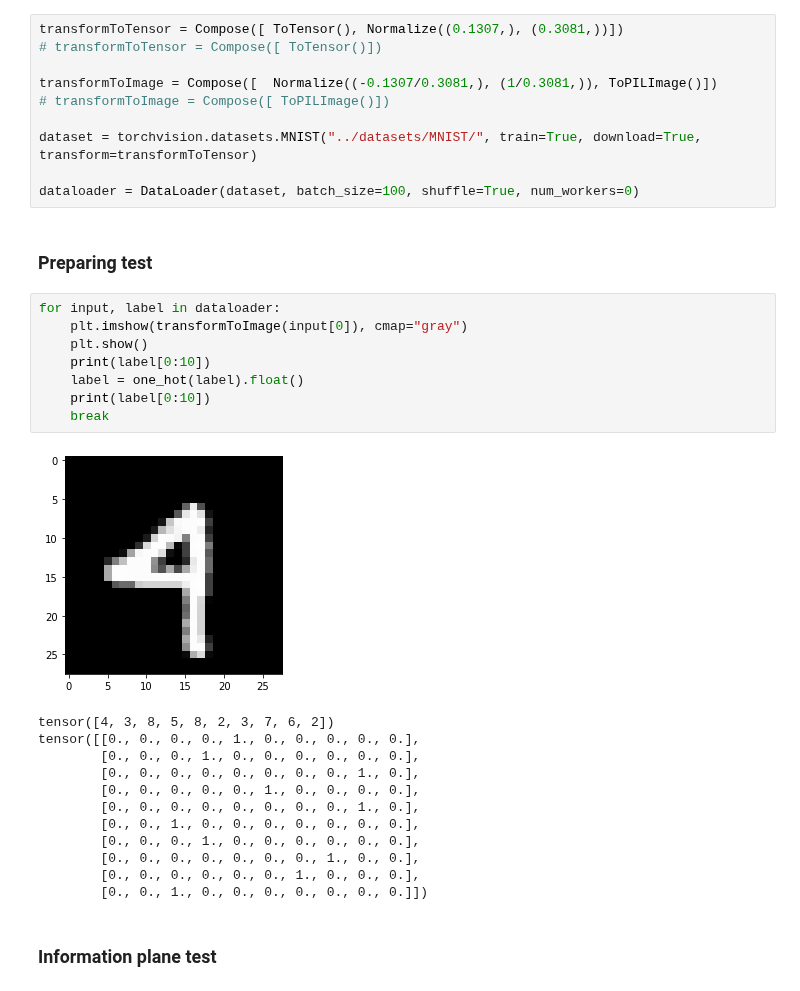
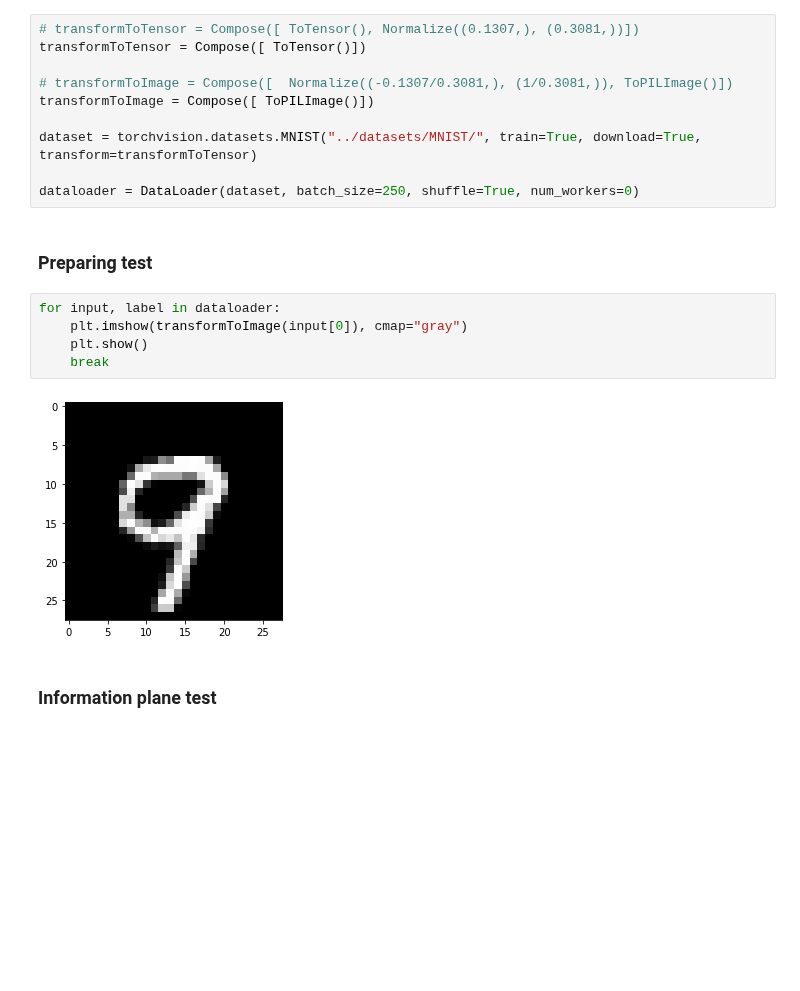
Before and after one commit to SolidusAbi/IPDL, a Jupyter notebook: notebooks/IPTests.ipynb, the cells around one changed output. Cells and saved outputs as stored; diff of their text form; blank space fills up the shorter version.

```diff
--- a/notebooks/IPTests.ipynb
+++ b/notebooks/IPTests.ipynb
@@ -23,38 +23,24 @@ from models.Paper import CNN
 # %% [markdown]
 ### Load MNIST dataset
 # %%
-transformToTensor = Compose([ ToTensor(), Normalize((0.1307,), (0.3081,))])
-# transformToTensor = Compose([ ToTensor()])
+# transformToTensor = Compose([ ToTensor(), Normalize((0.1307,), (0.3081,))])
+transformToTensor = Compose([ ToTensor()])
 
-transformToImage = Compose([  Normalize((-0.1307/0.3081,), (1/0.3081,)), ToPILImage()])
-# transformToImage = Compose([ ToPILImage()])
+# transformToImage = Compose([  Normalize((-0.1307/0.3081,), (1/0.3081,)), ToPILImage()])
+transformToImage = Compose([ ToPILImage()])
 
 dataset = torchvision.datasets.MNIST("../datasets/MNIST/", train=True, download=True, transform=transformToTensor)
 
-dataloader = DataLoader(dataset, batch_size=100, shuffle=True, num_workers=0)
+dataloader = DataLoader(dataset, batch_size=250, shuffle=True, num_workers=0)
 # %% [markdown]
 ### Preparing test
 # %%
 for input, label in dataloader:
     plt.imshow(transformToImage(input[0]), cmap="gray")
     plt.show()
-    print(label[0:10])
-    label = one_hot(label).float()
-    print(label[0:10])
     break
 # %% [output]
-[figure, old version]
+[figure, new version]
-tensor([4, 3, 8, 5, 8, 2, 3, 7, 6, 2])
-tensor([[0., 0., 0., 0., 1., 0., 0., 0., 0., 0.],
-        [0., 0., 0., 1., 0., 0., 0., 0., 0., 0.],
-        [0., 0., 0., 0., 0., 0., 0., 0., 1., 0.],
-        [0., 0., 0., 0., 0., 1., 0., 0., 0., 0.],
-        [0., 0., 0., 0., 0., 0., 0., 0., 1., 0.],
-        [0., 0., 1., 0., 0., 0., 0., 0., 0., 0.],
-        [0., 0., 0., 1., 0., 0., 0., 0., 0., 0.],
-        [0., 0., 0., 0., 0., 0., 0., 1., 0., 0.],
-        [0., 0., 0., 0., 0., 0., 1., 0., 0., 0.],
-        [0., 0., 1., 0., 0., 0., 0., 0., 0., 0.]])
 # %% [markdown]
 ### Information plane test
 # %%
```
Also changed, not shown: parts of 9 cells of this notebook, 1 other file.
